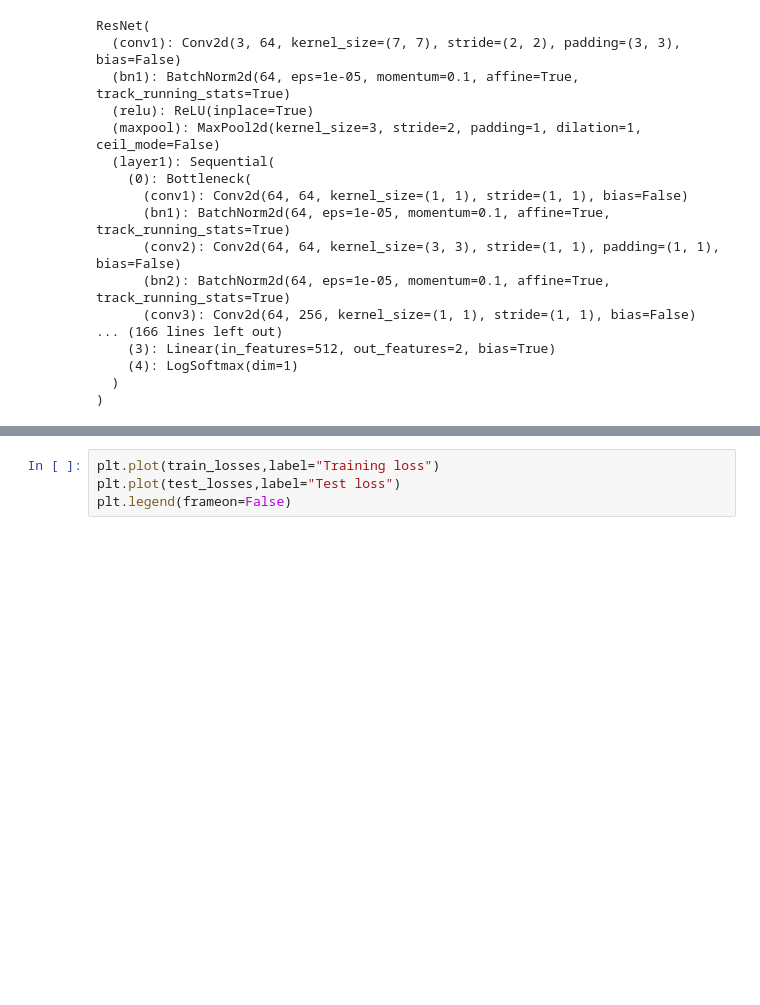
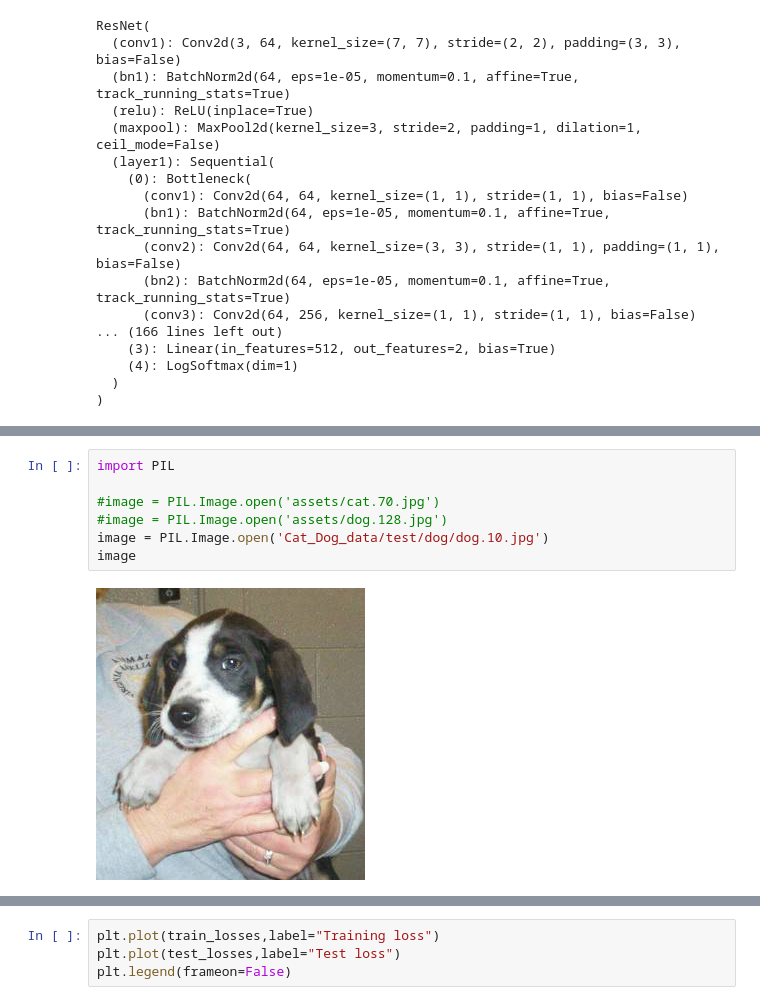
Before and after one commit to staskh/deep-learning-v2-pytorch, a Jupyter notebook: intro-to-pytorch/Part 8 - Transfer Learning (Exercises).ipynb, the cells around one changed output, grey strips where cells are left out. Drawn from its saved outputs; the diff is of its cells as text; blank space fills up the shorter version.

```diff
--- a/intro-to-pytorch/Part 8 - Transfer Learning (Exercises).ipynb
+++ b/intro-to-pytorch/Part 8 - Transfer Learning (Exercises).ipynb
@@ -312,0 +339,9 @@ RuntimeError: Input type (torch.FloatTensor) and weight type (torch.cuda.FloatTe
+# %%
+import PIL
+
+#image = PIL.Image.open('assets/cat.70.jpg')
+#image = PIL.Image.open('assets/dog.128.jpg')
+image = PIL.Image.open('Cat_Dog_data/test/dog/dog.10.jpg')
+image
+# %% [output]
+[figure, added]
```
Also changed, not shown: parts of 5 cells of this notebook.
